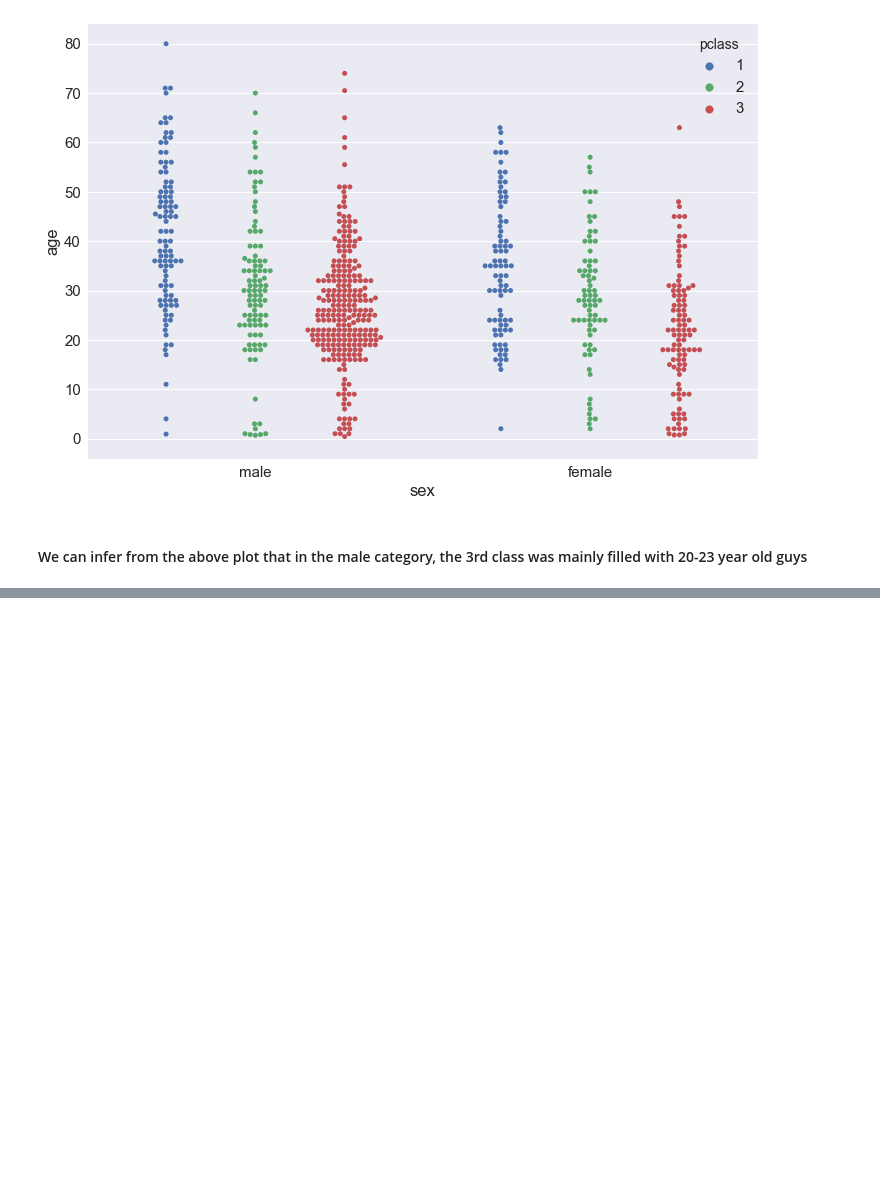
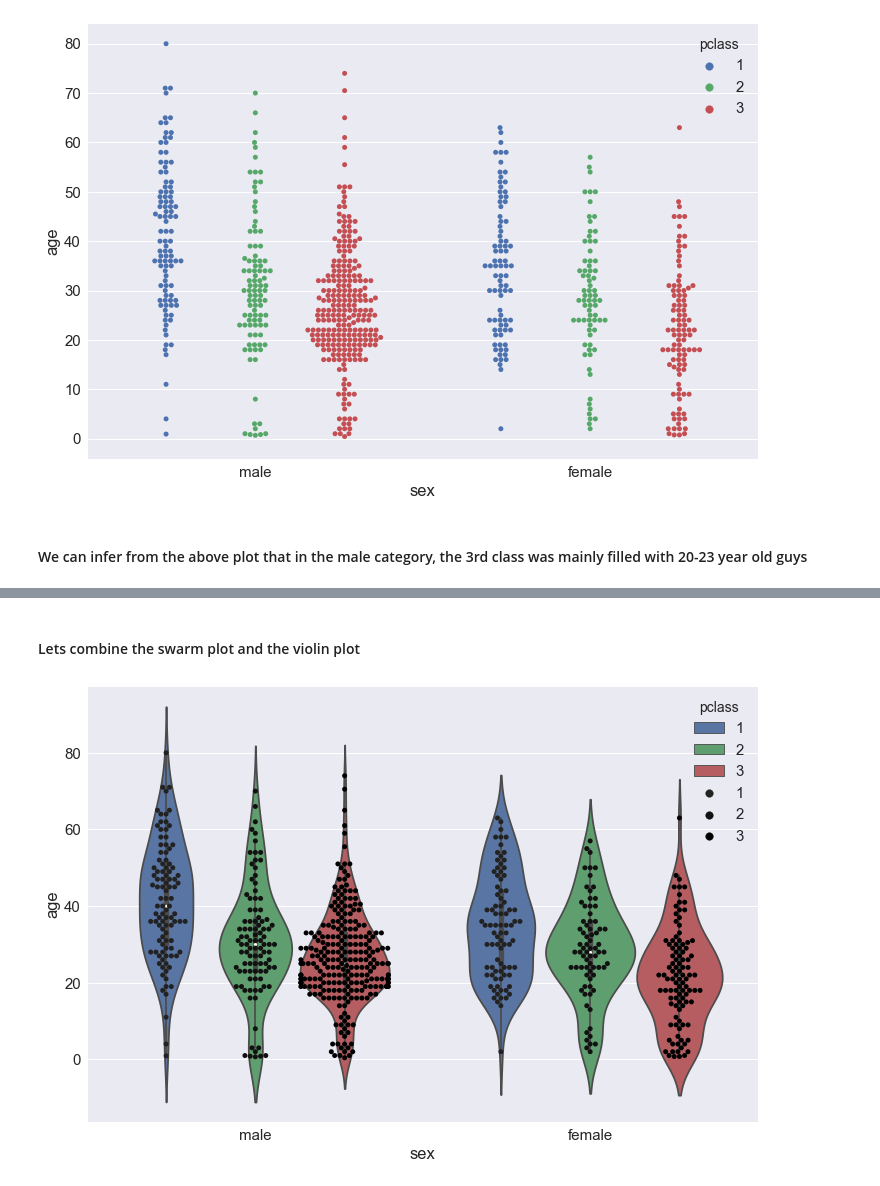
Before and after one commit to biv-neupane7/Pandas_practice, a Jupyter notebook: Visualization.ipynb, the cells around one changed output, grey strips where cells are left out. Cells and saved outputs as stored; diff of their text form; code cells hidden in the pictures; blank space fills up the shorter version.

```diff
--- a/Visualization.ipynb
+++ b/Visualization.ipynb
@@ -423,0 +436,10 @@ plt.show()
+# %% [markdown]
+#### Lets combine the swarm plot and the violin plot
+# %%
+plt.figure(figsize=(12,8))
+sns.set(font_scale=1.5)
+sns.violinplot(data=titanic, x="sex",y="age",hue="pclass", dodge=True)
+sns.swarmplot(data=titanic, x="sex",y="age", hue="pclass", dodge=True, color="black")
+plt.show()
+# %% [output]
+[figure, added]
```
Also changed, not shown: parts of 26 cells of this notebook.
